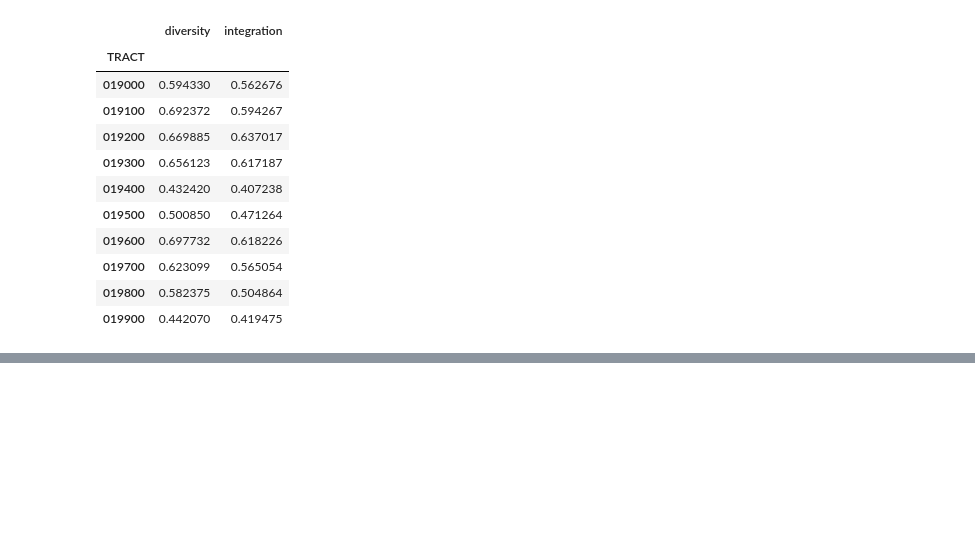
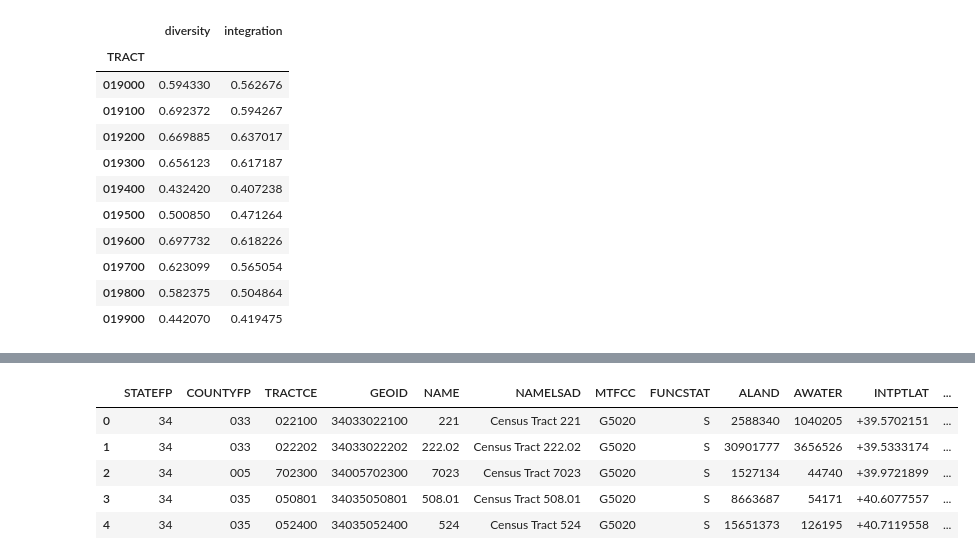
Before and after one commit to censusdis/censusdis, a Jupyter notebook: notebooks/SoMa DIS Demo.ipynb, the cells around one changed output, grey strips where cells are left out. Saved outputs shown, nothing was run; the diff lists cells and outputs as text; code cells hidden in the pictures; blank space fills up the shorter version.

```diff
--- a/notebooks/SoMa DIS Demo.ipynb
+++ b/notebooks/SoMa DIS Demo.ipynb
@@ -210,0 +252,10 @@ dis.di(df_soma, by='TRACT', over='BLOCK', drop_non_numeric=True)
+# %%
+gdf_nj_tracts = reader.read_tract_shapefile(STATE_NJ)
+gdf_nj_tracts.head()
+# %% [output]
+|  | STATEFP | COUNTYFP | TRACTCE | GEOID | NAME | NAMELSAD | MTFCC | FUNCSTAT | ALAND | AWATER | INTPTLAT | ... |
+| 0 | 34 | 033 | 022100 | 34033022100 | 221 | Census Tract 221 | G5020 | S | 2588340 | 1040205 | +39.5702151 | ... |
+| 1 | 34 | 033 | 022202 | 34033022202 | 222.02 | Census Tract 222.02 | G5020 | S | 30901777 | 3656526 | +39.5333174 | ... |
+| 2 | 34 | 005 | 702300 | 34005702300 | 7023 | Census Tract 7023 | G5020 | S | 1527134 | 44740 | +39.9721899 | ... |
+| 3 | 34 | 035 | 050801 | 34035050801 | 508.01 | Census Tract 508.01 | G5020 | S | 8663687 | 54171 | +40.6077557 | ... |
+| 4 | 34 | 035 | 052400 | 34035052400 | 524 | Census Tract 524 | G5020 | S | 15651373 | 126195 | +40.7119558 | ... |
```
Also changed, not shown: parts of 13 cells of this notebook.
